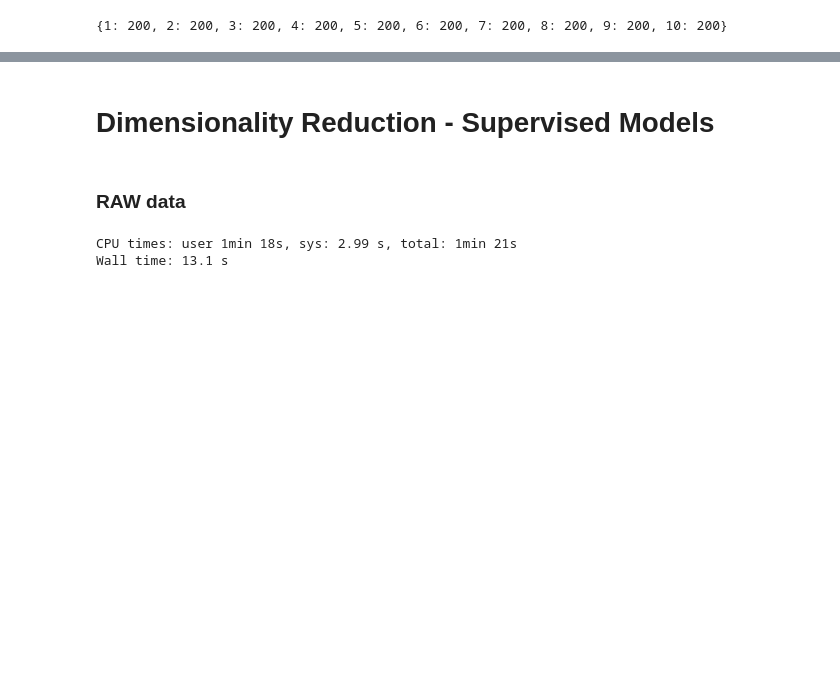
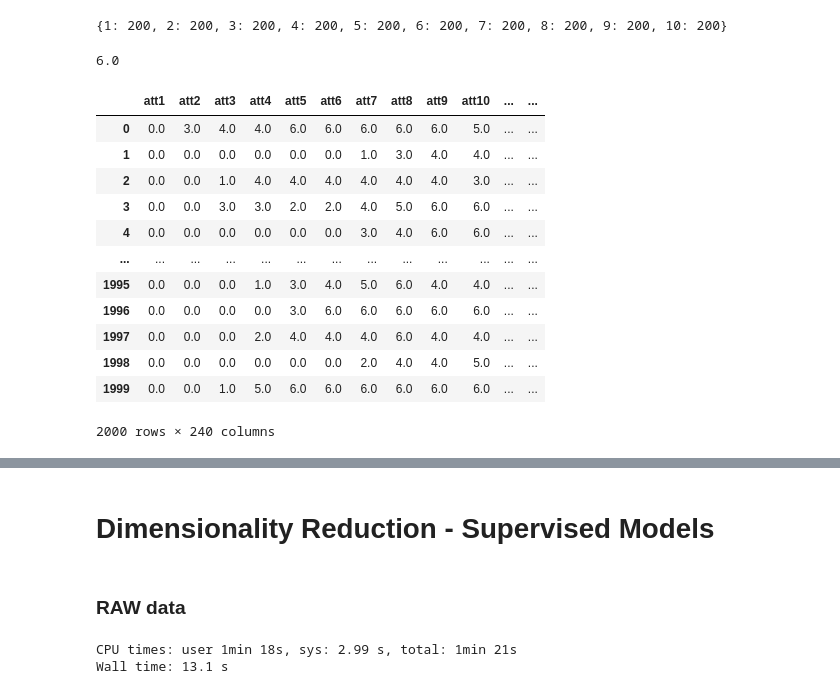
Before and after one commit to galvaowesley/dimensionality_reduction, a Jupyter notebook: mfeat_dataset_experiment.ipynb, the cells around one changed output, grey strips where cells are left out. Drawn from its saved outputs; the diff is of its cells as text; code cells hidden in the pictures; blank space fills up the shorter version.

```diff
--- a/mfeat_dataset_experiment.ipynb
+++ b/mfeat_dataset_experiment.ipynb
@@ -59,3 +86,23 @@ unique, counts = np.unique(labels, return_counts=True)
 print(dict(zip(unique, counts)))
 # %% [output]
 {1: 200, 2: 200, 3: 200, 4: 200, 5: 200, 6: 200, 7: 200, 8: 200, 9: 200, 10: 200}
+# %%
+np.max(features)
+# %% [output]
+6.0
+# %%
+features
+# %% [output]
+|  | att1 | att2 | att3 | att4 | att5 | att6 | att7 | att8 | att9 | att10 | ... | ... |
+| 0 | 0.0 | 3.0 | 4.0 | 4.0 | 6.0 | 6.0 | 6.0 | 6.0 | 6.0 | 5.0 | ... | ... |
+| 1 | 0.0 | 0.0 | 0.0 | 0.0 | 0.0 | 0.0 | 1.0 | 3.0 | 4.0 | 4.0 | ... | ... |
+| 2 | 0.0 | 0.0 | 1.0 | 4.0 | 4.0 | 4.0 | 4.0 | 4.0 | 4.0 | 3.0 | ... | ... |
+| 3 | 0.0 | 0.0 | 3.0 | 3.0 | 2.0 | 2.0 | 4.0 | 5.0 | 6.0 | 6.0 | ... | ... |
+| 4 | 0.0 | 0.0 | 0.0 | 0.0 | 0.0 | 0.0 | 3.0 | 4.0 | 6.0 | 6.0 | ... | ... |
+| ... | ... | ... | ... | ... | ... | ... | ... | ... | ... | ... | ... | ... |
+| 1995 | 0.0 | 0.0 | 0.0 | 1.0 | 3.0 | 4.0 | 5.0 | 6.0 | 4.0 | 4.0 | ... | ... |
+| 1996 | 0.0 | 0.0 | 0.0 | 0.0 | 3.0 | 6.0 | 6.0 | 6.0 | 6.0 | 6.0 | ... | ... |
+| 1997 | 0.0 | 0.0 | 0.0 | 2.0 | 4.0 | 4.0 | 4.0 | 6.0 | 4.0 | 4.0 | ... | ... |
+| 1998 | 0.0 | 0.0 | 0.0 | 0.0 | 0.0 | 0.0 | 2.0 | 4.0 | 4.0 | 5.0 | ... | ... |
+| 1999 | 0.0 | 0.0 | 1.0 | 5.0 | 6.0 | 6.0 | 6.0 | 6.0 | 6.0 | 6.0 | ... | ... |
+2000 rows × 240 columns
```
Also changed, not shown: parts of 5 cells of this notebook, 3 other files.
